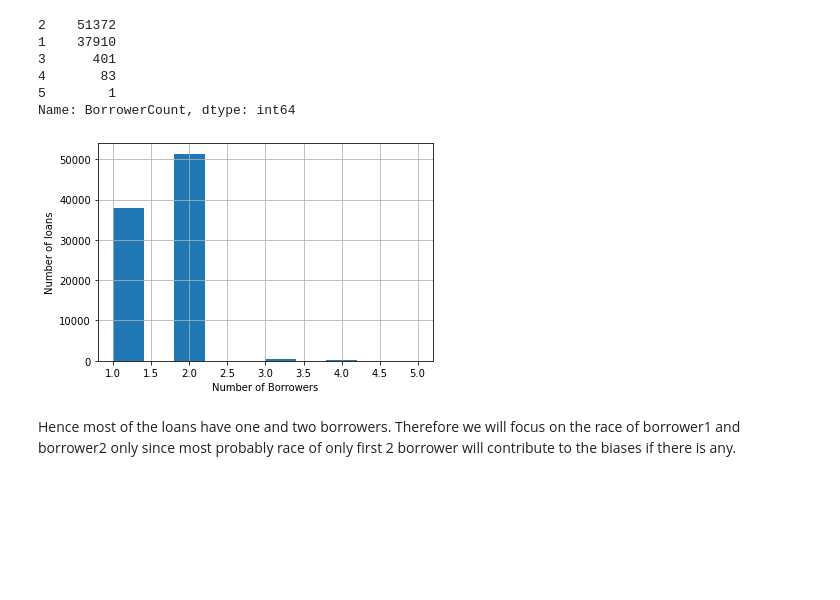
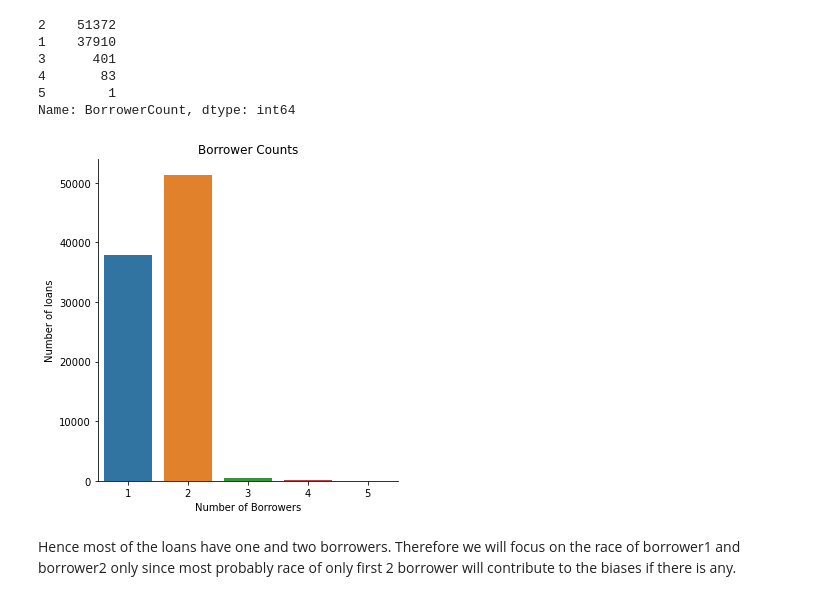
Before and after one commit to syadav12-hawk/check_mortgage_loan_disparity, a Jupyter notebook: EDA.ipynb, the cells around one changed output. Drawn from its saved outputs; the diff is of its cells as text; code cells hidden in the pictures; blank space fills up the shorter version.

```diff
--- a/EDA.ipynb
+++ b/EDA.ipynb
@@ -80,12 +80,14 @@ df_2019['BorrowerCount'].value_counts()
 5        1
 Name: BorrowerCount, dtype: int64
 # %%
-df_2019['BorrowerCount'].hist()
+#Plot Borrower count
+sns.catplot(x="BorrowerCount", kind="count", data=df_2019)
 plt.xlabel('Number of Borrowers')
 plt.ylabel('Number of loans')
+plt.title("Borrower Counts")
 plt.show()
 # %% [output]
-[figure, old version]
+[figure, new version]
 # %% [markdown]
 Hence most of the loans have one and two borrowers. Therefore we will focus on the race of borrower1 and borrower2 only since most probably race of only first 2 borrower will contribute to the biases if there is any.
 # %% [markdown]
```
Also changed, not shown: parts of 89 cells of this notebook.
